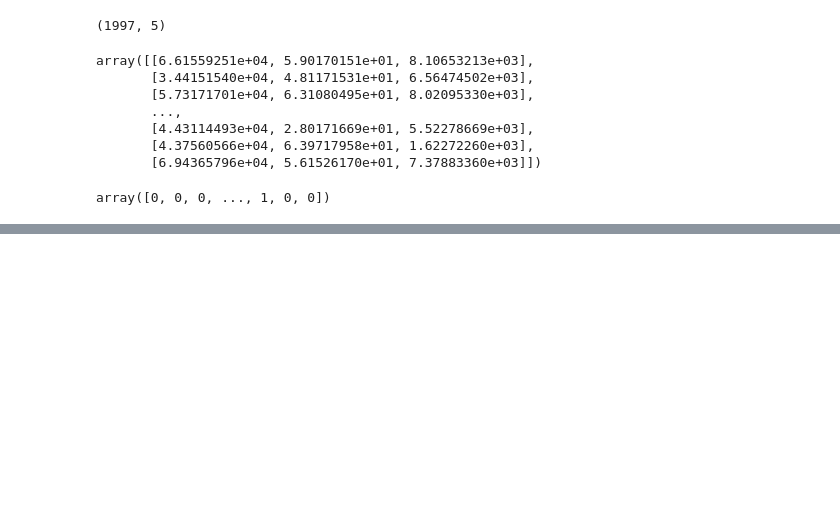
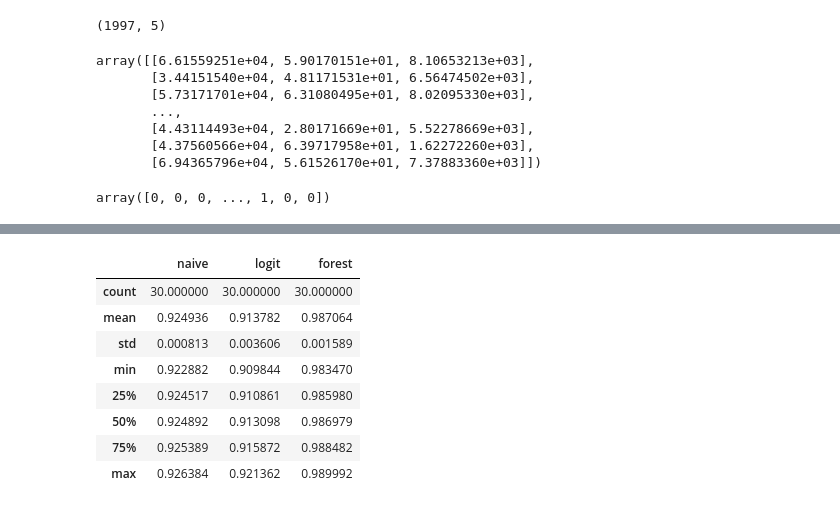
Before and after one commit to MpRonald/Machine-Learning, a Jupyter notebook: Test_Classifiers_Algorithm.ipynb, the cells around one changed output, grey strips where cells are left out. Saved outputs shown, nothing was run; the diff lists cells and outputs as text; code cells hidden in the pictures; blank space fills up the shorter version.

```diff
--- a/Test_Classifiers_Algorithm.ipynb
+++ b/Test_Classifiers_Algorithm.ipynb
@@ -132,0 +177,12 @@ sns.lineplot(data=dataset, palette="tab10", linewidth=2.5)
+# %%
+dataset.describe()
+# %% [output]
+|  | naive | logit | forest |
+| count | 30.000000 | 30.000000 | 30.000000 |
+| mean | 0.924936 | 0.913782 | 0.987064 |
+| std | 0.000813 | 0.003606 | 0.001589 |
+| min | 0.922882 | 0.909844 | 0.983470 |
+| 25% | 0.924517 | 0.910861 | 0.985980 |
+| 50% | 0.924892 | 0.913098 | 0.986979 |
+| 75% | 0.925389 | 0.915872 | 0.988482 |
+| max | 0.926384 | 0.921362 | 0.989992 |
```
Also changed, not shown: parts of 9 cells of this notebook.
